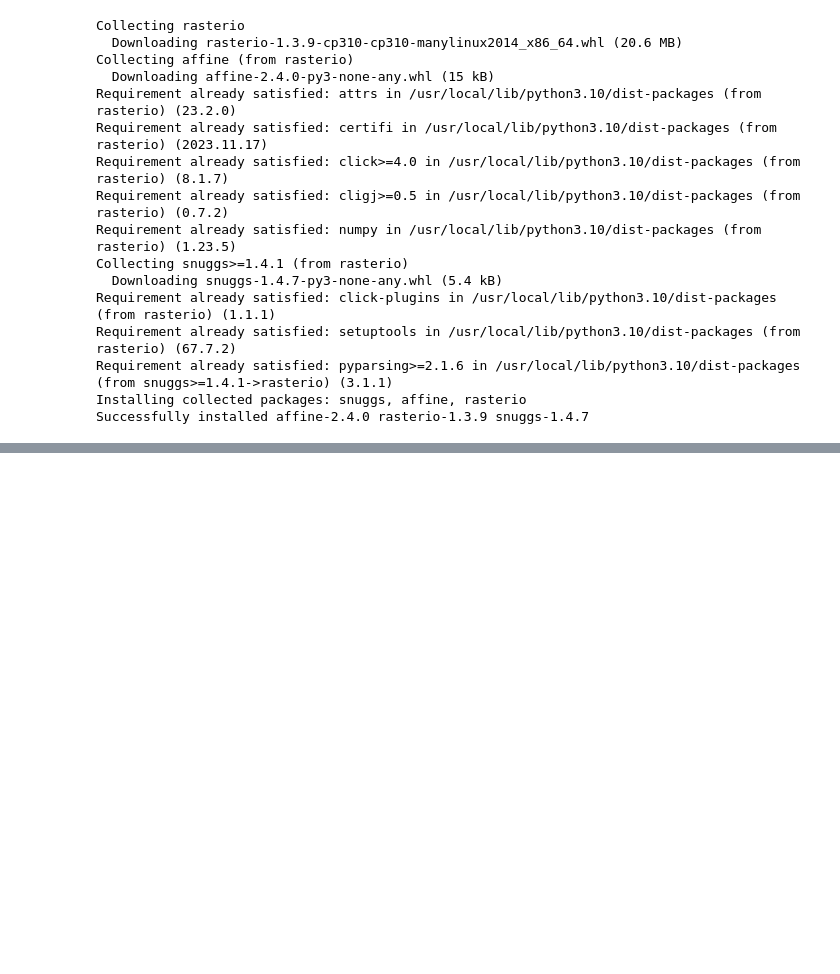
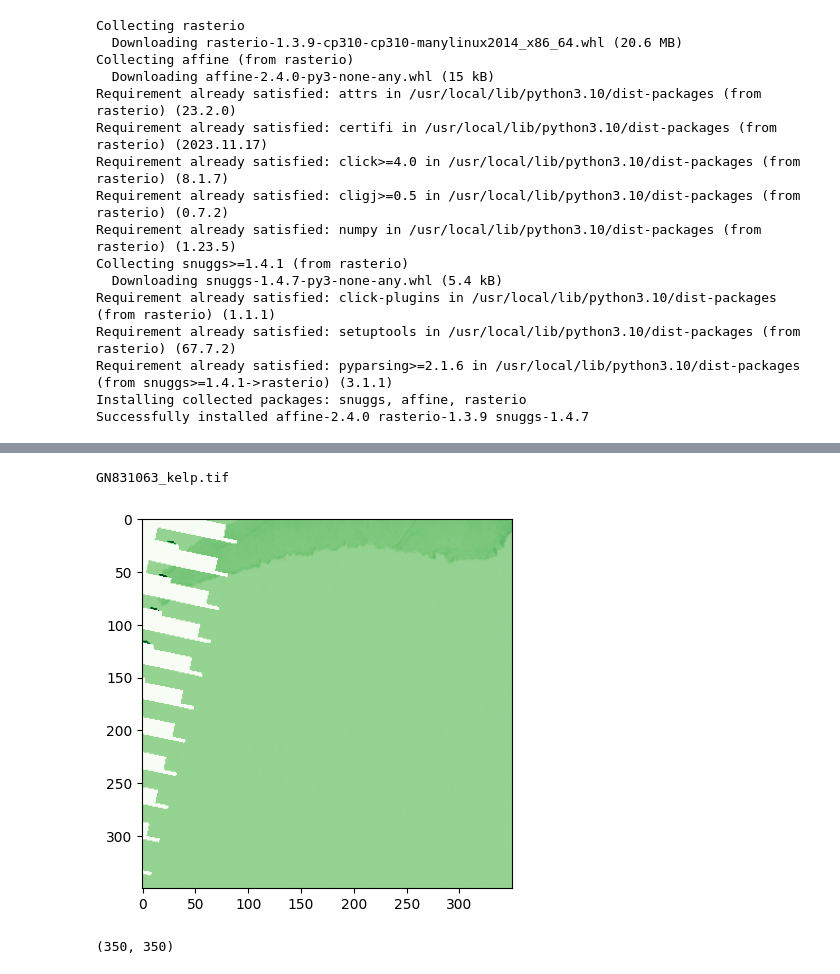
Before and after one commit to BRIJNANDA1979/Segmenting-Kelp-Forests-, a Jupyter notebook: 1_bayes_model_KELP.ipynb, the cells around one changed output, grey strips where cells are left out. Cells and saved outputs as stored; diff of their text form; code cells hidden in the pictures; blank space fills up the shorter version.

```diff
--- a/1_bayes_model_KELP.ipynb
+++ b/1_bayes_model_KELP.ipynb
@@ -100,5 +89,3 @@ df_kelp.describe()
-# %%
-not_kelp_files = os.listdir('/content/drive/MyDrive/not_kelp_files')
 # %%
 
 for file in not_kelp_files[0:1]:   ### just one file
@@ -113,10 +100,11 @@ for file in not_kelp_files[0:1]:   ### just one file
       ndwi = (green - nir) / (green + nir)
       mndwi = (green - swir) / (green + swir)
 # %%
-swir = swir.flatten()
-nir = nir.flatten()
-red = red.flatten()
-green = green.flatten()
-ndvi = ndvi.flatten()
-ndwi = ndwi.flatten()
-mndwi = mndwi.flatten()
+df_not_kelp = pd.DataFrame()  ########## 122500 pixels of one kelp file from train_satellite
+df_not_kelp['swir'] = swir.flatten()
+df_not_kelp['nir'] = nir.flatten()
+df_not_kelp['red'] = red.flatten()
+df_not_kelp['green'] = green.flatten()
+df_not_kelp['ndvi'] = ndvi.flatten()
+df_not_kelp['ndwi'] = ndwi.flatten()
+df_not_kelp['mndwi'] = mndwi.flatten()
@@ -231,0 +193,19 @@ weighted avg       0.65      0.59      0.55     49000
+# %%
+for file in kelp_files[100:101]:   ## just test model on a random one file data ..
+   with rasterio.open('/content/drive/MyDrive/kelp_files_only/' + file) as src:
+    swir=src.read(1)
+    nir=src.read(2)
+    red=src.read(3)
+    green=src.read(4)
+    ndvi = (nir - red) / (nir + red)
+    ndwi = (green - nir) / (green + nir)
+    mndwi = (green - swir) / (green + swir)
+    print(file)
+    show(swir,cmap='Greens')
+# %% [output]
+GN831063_kelp.tif
+[figure, added]
+# %%
+swir.shape
+# %% [output]
+(350, 350)
```
Also changed, not shown: parts of 47 cells of this notebook.
